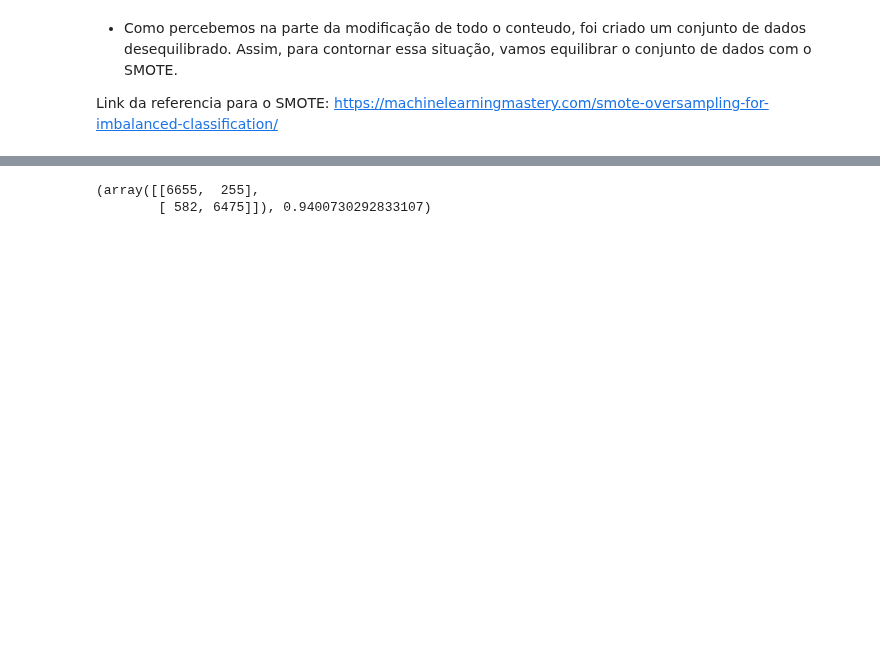
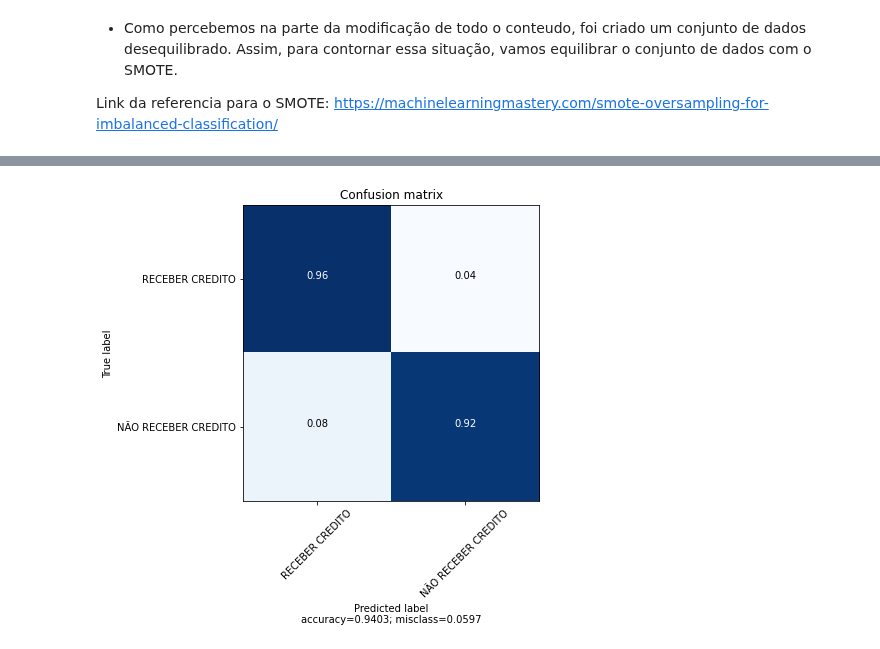
Before and after one commit to AyrtonCossuol/boston-test-dataset-analysis, a Jupyter notebook: mentoria_laborem/Modulo_2/Modulo_2.ipynb, the cells around one changed output, grey strips where cells are left out. Saved outputs shown, nothing was run; the diff lists cells and outputs as text; code cells hidden in the pictures; blank space fills up the shorter version.

```diff
--- a/mentoria_laborem/Modulo_2/Modulo_2.ipynb
+++ b/mentoria_laborem/Modulo_2/Modulo_2.ipynb
@@ -675,14 +699,10 @@ from sklearn.ensemble import RandomForestClassifier
 # %%
 rf = RandomForestClassifier()
 
+X_train_sm , X_test_sm , y_train_sm , y_test_sm = train_test_split(X_sm, y_sm, test_size = 0.25, random_state = 10)
 rf.fit(X_train_sm, y_train_sm)
 y_predrf = rf.predict(X_test_sm)
 
-cmrf = confusion_matrix(y_test_sm, y_predrf)
-
-accrf = accuracy_score(y_test_sm, y_predrf)
-
-cmrf , accrf
+plot_confusion_matrix(confusion_matrix(y_test_sm, y_predrf), ['RECEBER CREDITO', 'NÃO RECEBER CREDITO'])
 # %% [output]
-(array([[6655,  255],
-        [ 582, 6475]]), 0.9400730292833107)
+[figure, added]
```
Also changed, not shown: parts of 11 cells of this notebook, 1 other file.
